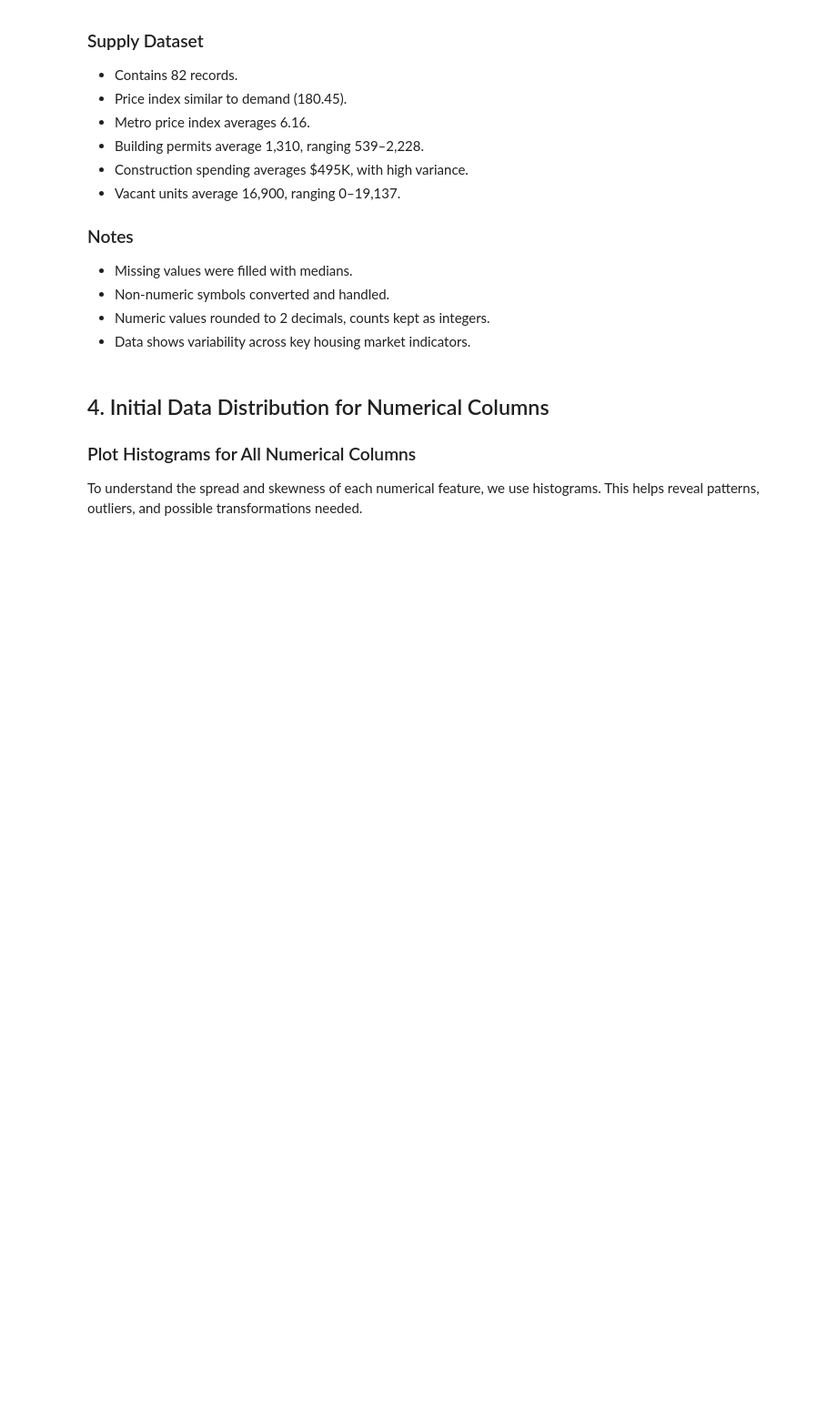
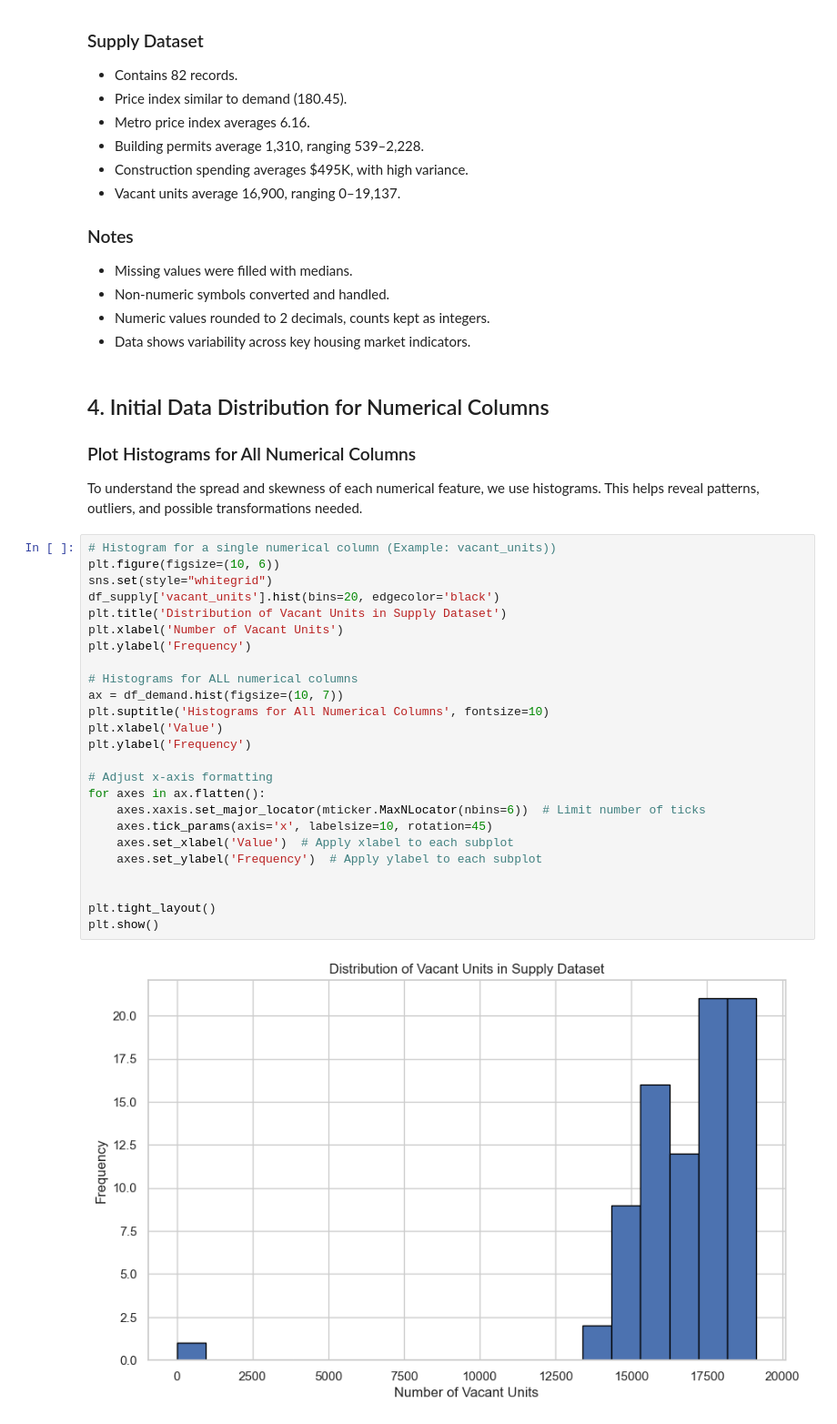
Before and after one commit to Kiruthikaa2512/datafun-06-eda, a Jupyter notebook: kiruthikaa_eda.ipynb, the cells around one changed output. Shown at 91% size. Saved outputs shown, nothing was run; the diff lists cells and outputs as text; blank space fills up the shorter version.

Commit message:
EDA Project Completed for Initial Visualizations

```diff
--- a/kiruthikaa_eda.ipynb
+++ b/kiruthikaa_eda.ipynb
@@ -204,3 +258,30 @@ Name: vacant_units, dtype: int64
 
 ### Plot Histograms for All Numerical Columns
 To understand the spread and skewness of each numerical feature, we use histograms. This helps reveal patterns, outliers, and possible transformations needed.
+# %%
+# Histogram for a single numerical column (Example: vacant_units))
+plt.figure(figsize=(10, 6))
+sns.set(style="whitegrid")
+df_supply['vacant_units'].hist(bins=20, edgecolor='black')
+plt.title('Distribution of Vacant Units in Supply Dataset')
+plt.xlabel('Number of Vacant Units')
+plt.ylabel('Frequency')
+
+# Histograms for ALL numerical columns
+ax = df_demand.hist(figsize=(10, 7))
+plt.suptitle('Histograms for All Numerical Columns', fontsize=10)
+plt.xlabel('Value')
+plt.ylabel('Frequency')
+
+# Adjust x-axis formatting
+for axes in ax.flatten():
+    axes.xaxis.set_major_locator(mticker.MaxNLocator(nbins=6))  # Limit number of ticks
+    axes.tick_params(axis='x', labelsize=10, rotation=45)
+    axes.set_xlabel('Value')  # Apply xlabel to each subplot
+    axes.set_ylabel('Frequency')  # Apply ylabel to each subplot
+
+
+plt.tight_layout()
+plt.show()
+# %% [output]
+[figure, added]
```
Also changed, not shown: parts of 21 cells of this notebook, 3 other files.
